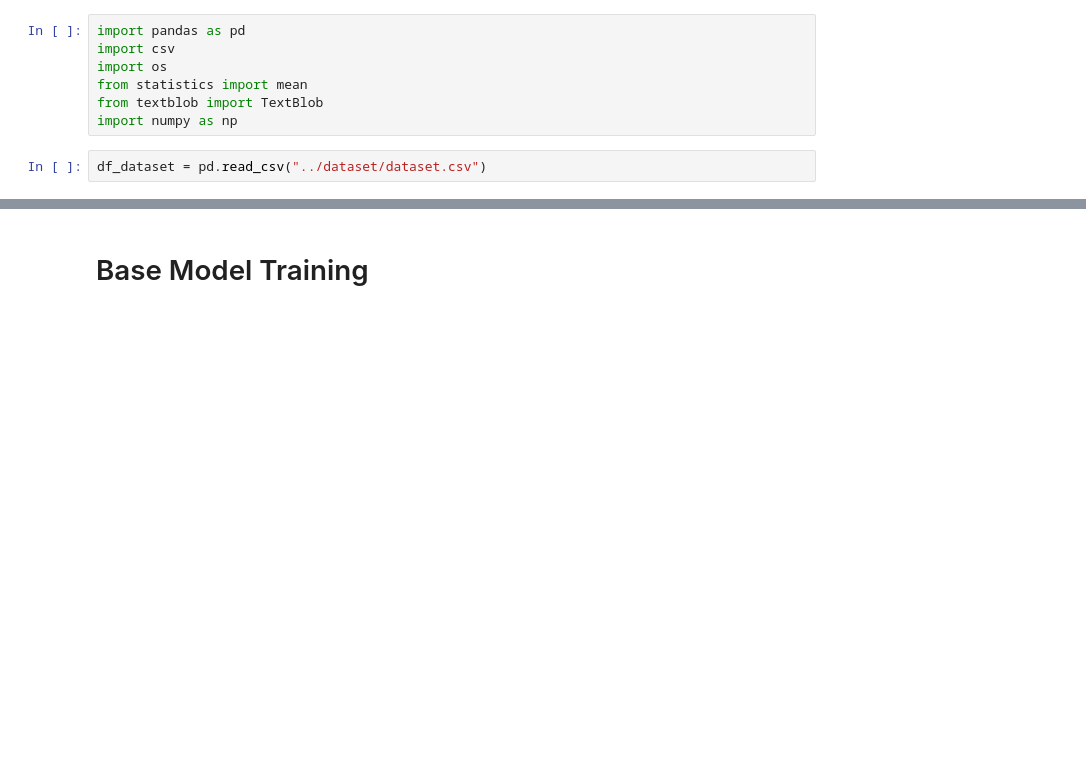
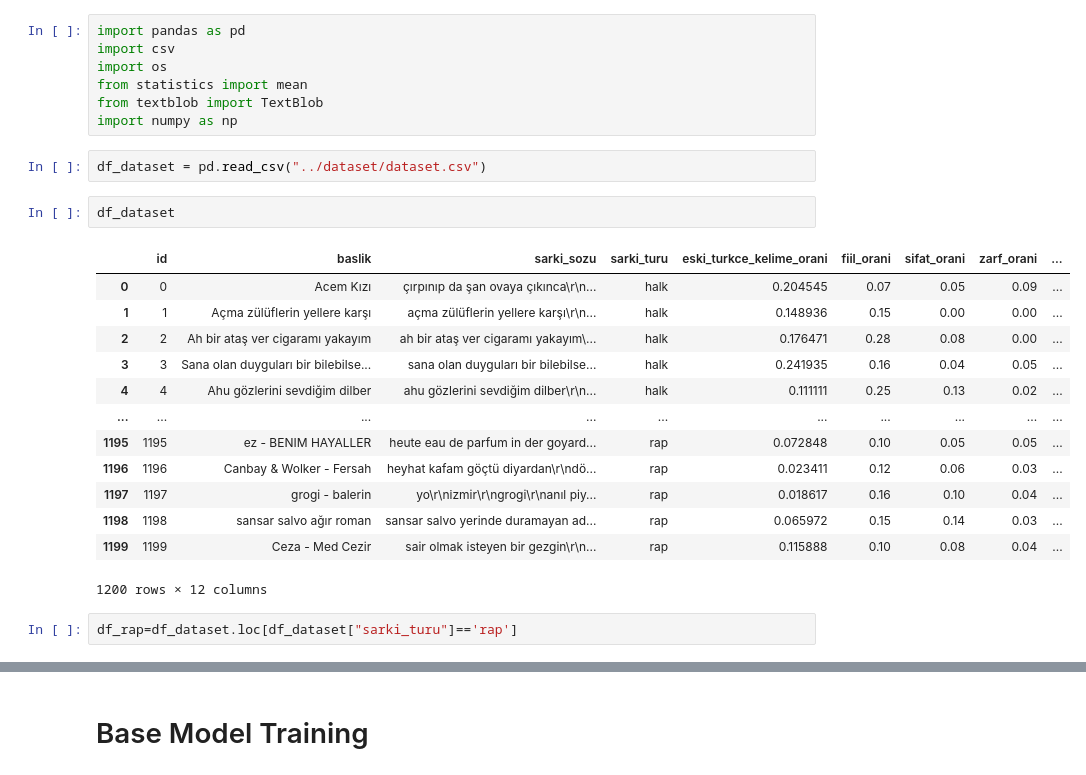
Before and after one commit to hasanerdemak/NLP-Music-Genre-Classification, a Jupyter notebook: notebooks/Makine Öğrenmesi Modelleri.ipynb, the cells around one changed output, grey strips where cells are left out. Cells and saved outputs as stored; diff of their text form; blank space fills up the shorter version.

```diff
--- a/notebooks/Makine Öğrenmesi Modelleri.ipynb
+++ b/notebooks/Makine Öğrenmesi Modelleri.ipynb
@@ -7,6 +7,24 @@ from textblob import TextBlob
 import numpy as np
 # %%
 df_dataset = pd.read_csv("../dataset/dataset.csv")
+# %%
+df_dataset
+# %% [output]
+|  | id | baslik | sarki_sozu | sarki_turu | eski_turkce_kelime_orani | fiil_orani | sifat_orani | zarf_orani | ... |
+| 0 | 0 | Acem Kızı | çırpınıp da şan ovaya çıkınca\r\n... | halk | 0.204545 | 0.07 | 0.05 | 0.09 | ... |
+| 1 | 1 | Açma zülüflerin yellere karşı | açma zülüflerin yellere karşı\r\n... | halk | 0.148936 | 0.15 | 0.00 | 0.00 | ... |
+| 2 | 2 | Ah bir ataş ver cigaramı yakayım | ah bir ataş ver cigaramı yakayım\... | halk | 0.176471 | 0.28 | 0.08 | 0.00 | ... |
+| 3 | 3 | Sana olan duyguları bir bilebilse... | sana olan duyguları bir bilebilse... | halk | 0.241935 | 0.16 | 0.04 | 0.05 | ... |
+| 4 | 4 | Ahu gözlerini sevdiğim dilber | ahu gözlerini sevdiğim dilber\r\n... | halk | 0.111111 | 0.25 | 0.13 | 0.02 | ... |
+| ... | ... | ... | ... | ... | ... | ... | ... | ... | ... |
+| 1195 | 1195 | ez - BENIM HAYALLER | heute eau de parfum in der goyard... | rap | 0.072848 | 0.10 | 0.05 | 0.05 | ... |
+| 1196 | 1196 | Canbay & Wolker - Fersah | heyhat kafam göçtü diyardan\r\ndö... | rap | 0.023411 | 0.12 | 0.06 | 0.03 | ... |
+| 1197 | 1197 | grogi - balerin | yo\r\ni̇zmir\r\ngrogi\r\nanıl piy... | rap | 0.018617 | 0.16 | 0.10 | 0.04 | ... |
+| 1198 | 1198 | sansar salvo ağır roman | sansar salvo yerinde duramayan ad... | rap | 0.065972 | 0.15 | 0.14 | 0.03 | ... |
+| 1199 | 1199 | Ceza - Med Cezir | sair olmak isteyen bir gezgin\r\n... | rap | 0.115888 | 0.10 | 0.08 | 0.04 | ... |
+1200 rows × 12 columns
+# %%
+df_rap=df_dataset.loc[df_dataset["sarki_turu"]=='rap']
 # %%
 df_rap=df_dataset.loc[df_dataset["sarki_turu"]=='rap']
 
```
Also changed, not shown: parts of 14 cells of this notebook, 1 other file.
